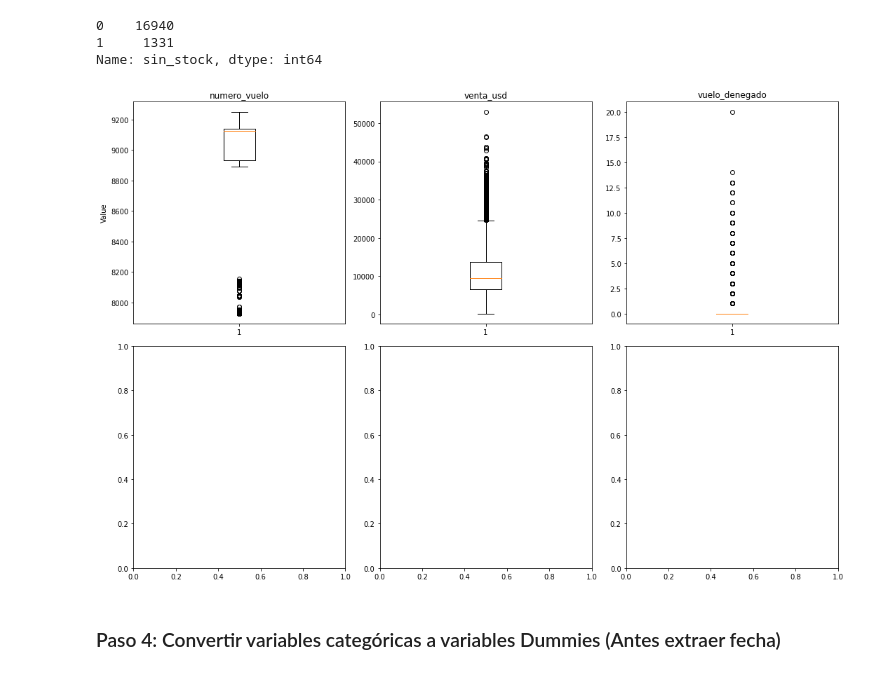
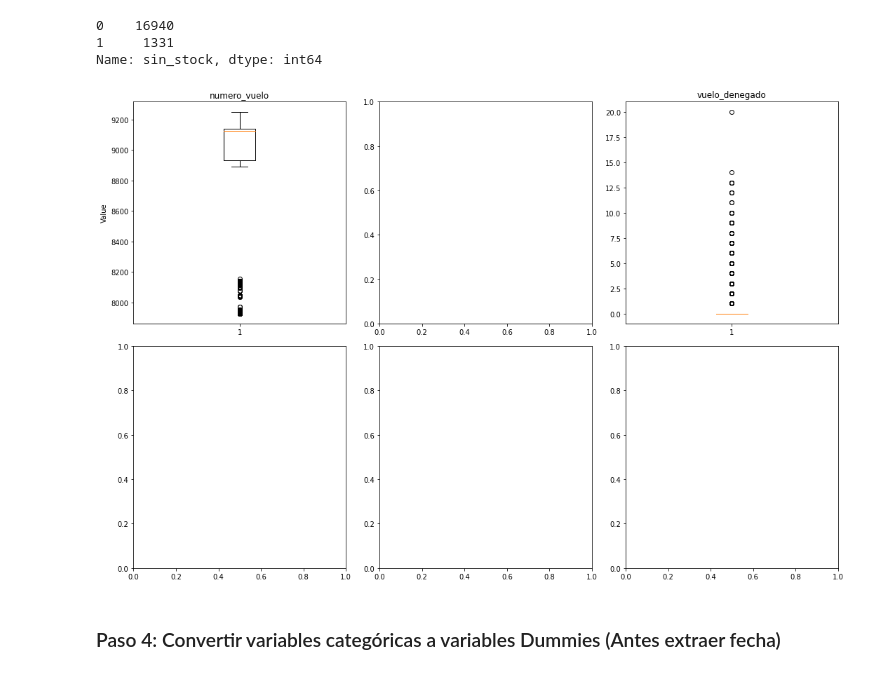
Before and after one commit to mariosanchez5/Proyectos_Machine_Learning, a Jupyter notebook: Proyecto AeroML/Proyecto_AeroML.ipynb, the cells around one changed output. Drawn from its saved outputs; the diff is of its cells as text; code cells hidden in the pictures.

```diff
--- a/Proyecto AeroML/Proyecto_AeroML.ipynb
+++ b/Proyecto AeroML/Proyecto_AeroML.ipynb
@@ -292,0 +295,3 @@ data.shape
+# %%
+data = data.drop(columns=['venta_usd'])
+data.shape
@@ -556,26 +559,22 @@ Name: sin_stock, dtype: int64
 # %%
 # Crear subplots para los diagramas de caja
 fig, axs = plt.subplots(2, 3, figsize=(15, 10))
 
 # Diagrama de caja para tarifa_mediabaja
 axs[0, 0].boxplot(data["numero_vuelo"])
 axs[0, 0].set_title('numero_vuelo')
 axs[0, 0].set_ylabel('Value')  # Nombre del eje y
 
-# Diagrama de caja para tarifa_alta
-axs[0, 1].boxplot(data["venta_usd"])
-axs[0, 1].set_title('venta_usd')
-
 # Diagrama de caja para tarifa_mediaalta
 axs[0, 2].boxplot(data["vuelo_denegado"])
 axs[0, 2].set_title('vuelo_denegado')
 
 
 # Ajustar el diseño del gráfico
 plt.tight_layout()
 plt.show()
 # %% [output]
-[figure, old version]
+[figure, new version]
 # %% [markdown]
 ### Paso 4: Convertir variables categóricas a variables Dummies (Antes extraer fecha)
 # %% [markdown]
```
Also changed, not shown: parts of 20 cells of this notebook.
